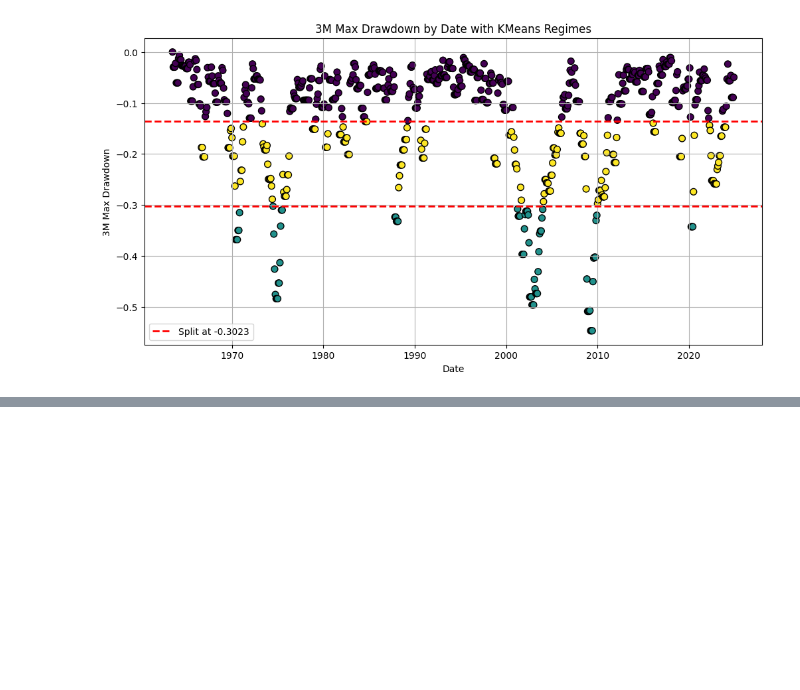
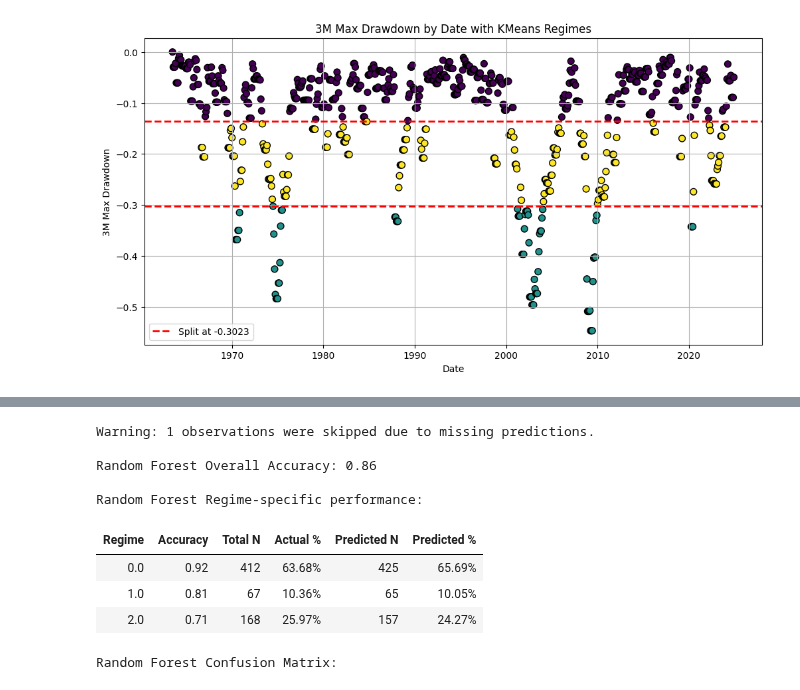
Before and after one commit to Elkkujou/Gradu, a Jupyter notebook: regime_prediction_famafrench.ipynb, the cells around one changed output, grey strips where cells are left out. Saved outputs shown, nothing was run; the diff lists cells and outputs as text; code cells hidden in the pictures; blank space fills up the shorter version.

```diff
--- a/regime_prediction_famafrench.ipynb
+++ b/regime_prediction_famafrench.ipynb
@@ -25,7 +25,8 @@ drawdowns_from = 'Mkt-RF'
 cluster_n = 3
 
 DL = False
-ML = True
+ML_new = True
+ML_old = False
 # %%
 import numpy as np
 import pandas as pd
@@ -270,0 +472,74 @@ Number of observations per regime:
+# %%
+# New Cell: Display regime-specific performance and confusion matrix for Random Forest
+import pandas as pd
+from sklearn.metrics import confusion_matrix, accuracy_score
+from IPython.display import display, HTML
+
+# Merge predictions with the true labels using an inner join so that only dates with predictions are included
+true_labels_df = data[[DATE, target]].rename(columns={DATE: 'Date', target: 'True_reg'})
+merged_df = pd.merge(predictions_df, true_labels_df, on='Date', how='inner')
+
+# Warn if some observations were skipped
+num_skipped = len(data) - len(merged_df)
+if num_skipped > 0:
+    print(f"Warning: {num_skipped} observations were skipped due to missing predictions.\n")
+
+total_obs = len(merged_df)
+
+# Compute overall accuracy for Random Forest
+rf_overall_accuracy = accuracy_score(merged_df['True_reg'], merged_df['RandomForest'])
+print(f"Random Forest Overall Accuracy: {rf_overall_accuracy:.2f}\n")
+
+# Compute counts per regime for true and predicted values
+true_counts = merged_df['True_reg'].value_counts().sort_index()
+pred_counts = merged_df['RandomForest'].value_counts().sort_index()
+
+# Use the union of regimes from true labels and predictions
+regime_list = sorted(set(merged_df['True_reg'].unique()).union(set(merged_df['RandomForest'].unique())))
+
+results_rf = []
+for regime in regime_list:
+    # Subset where the actual regime equals the current regime for regime-specific accuracy.
+    subset = merged_df[merged_df['True_reg'] == regime]
+    # Accuracy computed only on the observations with this true regime
+    acc = accuracy_score(subset['True_reg'], subset['RandomForest']) if len(subset) > 0 else None
+    total_n = true_counts.get(regime, 0)
+    # Predicted count is computed over all predictions
+    predicted_n = pred_counts.get(regime, 0)
+    actual_pct = (total_n / total_obs * 100) if total_obs > 0 else 0
+    predicted_pct = (predicted_n / total_obs * 100) if total_obs > 0 else 0
+
+    results_rf.append({
+        'Regime': regime,
+        'Accuracy': f"{acc:.2f}" if acc is not None else "N/A",
+        'Total N': total_n,
+        'Actual %': f"{actual_pct:.2f}%",
+        'Predicted N': predicted_n,
+        'Predicted %': f"{predicted_pct:.2f}%"
+    })
+
+results_rf_df = pd.DataFrame(results_rf)
+
+# Display regime performance as an HTML table
+print("Random Forest Regime-specific performance:")
+display(HTML(results_rf_df.to_html(index=False, justify='center')))
+
+# Create the confusion matrix
+cm_rf = confusion_matrix(merged_df['True_reg'], merged_df['RandomForest'], labels=regime_list)
+cm_rf_df = pd.DataFrame(cm_rf, index=[f"True {lab}" for lab in regime_list],
+                        columns=[f"Pred {lab}" for lab in regime_list])
+
+# Display confusion matrix as an HTML table
+print("Random Forest Confusion Matrix:")
+display(HTML(cm_rf_df.to_html(justify='center')))
+# %% [output]
+Warning: 1 observations were skipped due to missing predictions.
+
+Random Forest Overall Accuracy: 0.86
+
+Random Forest Regime-specific performance:
+| Regime | Accuracy | Total N | Actual % | Predicted N | Predicted % |
+| 0.0 | 0.92 | 412 | 63.68% | 425 | 65.69% |
+| 1.0 | 0.81 | 67 | 10.36% | 65 | 10.05% |
+| 2.0 | 0.71 | 168 | 25.97% | 157 | 24.27% |
+Random Forest Confusion Matrix:
```
Also changed, not shown: parts of 13 cells of this notebook.
